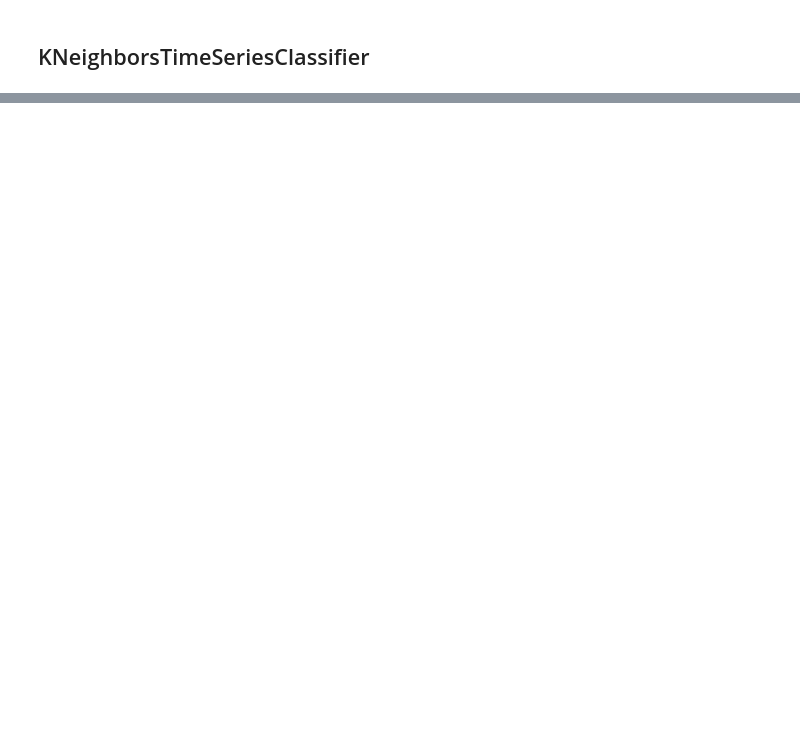
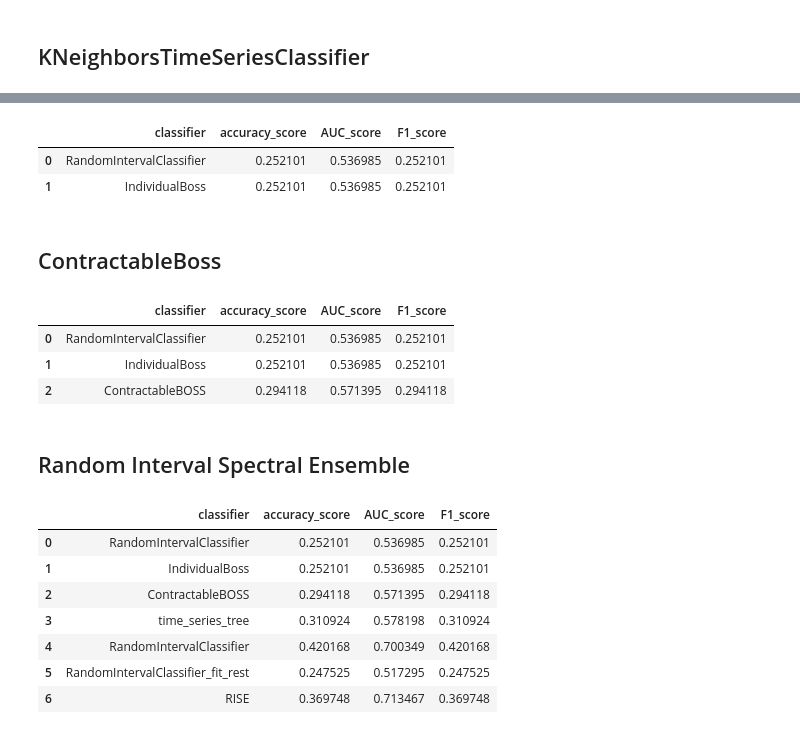
Before and after one commit to erjieyong/Data_Science_Projects, a Jupyter notebook: CogPilot_Challenge/starterCode/respiration.ipynb, the cells around one changed output, grey strips where cells are left out. Saved outputs shown, nothing was run; the diff lists cells and outputs as text; code cells hidden in the pictures; blank space fills up the shorter version.

```diff
--- a/CogPilot_Challenge/starterCode/respiration.ipynb
+++ b/CogPilot_Challenge/starterCode/respiration.ipynb
@@ -440,0 +467,19 @@ catch22.fit_transform(df_temp['respiration_trace_mV'])
+# %%
+# https://www.sktime.org/en/v0.8.1/examples/02_classification_univariate.html
+tsf_tst = PaddingTransformer() * ComposableTimeSeriesForestClassifier(
+    estimator=time_series_tree,
+    n_estimators=100,
+    # criterion="entropy",
+    bootstrap=True,
+    oob_score=True,
+    random_state=1,
+    n_jobs=-1,
+)
+tsf_tst.fit(X_train, y_train.astype("string"))
+
+if tsf_tst.oob_score:
+    print(tsf.oob_score_)
+
+y_pred_proba = tsf_tst.predict_proba(X_test)
+
+log_result('tsf_time_series_forest',tsf_tst.classes_, y_test, y_pred_proba)
@@ -440,0 +1295,40 @@ catch22.fit_transform(df_temp['respiration_trace_mV'])
+# %%
+iboss = PaddingTransformer() * IndividualBOSS()
+iboss.fit(X_train, y_train)
+y_pred_proba = iboss.predict_proba(X_test)
+
+log_result('IndividualBoss',iboss.classes_, y_test, y_pred_proba)
+# %% [output]
+|  | classifier | accuracy_score | AUC_score | F1_score |
+| 0 | RandomIntervalClassifier | 0.252101 | 0.536985 | 0.252101 |
+| 1 | IndividualBoss | 0.252101 | 0.536985 | 0.252101 |
+# %% [markdown]
+## ContractableBoss
+# %%
+cboss = PaddingTransformer() * ContractableBOSS(n_parameter_samples=10, max_ensemble_size=3)
+cboss.fit(X_train, y_train)
+y_pred_proba = cboss.predict_proba(X_test)
+
+log_result('ContractableBOSS',cboss.classes_, y_test, y_pred_proba)
+# %% [output]
+|  | classifier | accuracy_score | AUC_score | F1_score |
+| 0 | RandomIntervalClassifier | 0.252101 | 0.536985 | 0.252101 |
+| 1 | IndividualBoss | 0.252101 | 0.536985 | 0.252101 |
+| 2 | ContractableBOSS | 0.294118 | 0.571395 | 0.294118 |
+# %% [markdown]
+## Random Interval Spectral Ensemble
+# %%
+rise = PaddingTransformer() * RandomIntervalSpectralEnsemble(n_estimators=50, random_state=42)
+rise.fit(X_train, y_train)
+y_pred_proba = rise.predict_proba(X_test)
+
+log_result('RISE',rise.classes_, y_test, y_pred_proba)
+# %% [output]
+|  | classifier | accuracy_score | AUC_score | F1_score |
+| 0 | RandomIntervalClassifier | 0.252101 | 0.536985 | 0.252101 |
+| 1 | IndividualBoss | 0.252101 | 0.536985 | 0.252101 |
+| 2 | ContractableBOSS | 0.294118 | 0.571395 | 0.294118 |
+| 3 | time_series_tree | 0.310924 | 0.578198 | 0.310924 |
+| 4 | RandomIntervalClassifier | 0.420168 | 0.700349 | 0.420168 |
+| 5 | RandomIntervalClassifier_fit_rest | 0.247525 | 0.517295 | 0.247525 |
+| 6 | RISE | 0.369748 | 0.713467 | 0.369748 |
```
Also changed, not shown: parts of 68 cells of this notebook, 4 other files.
